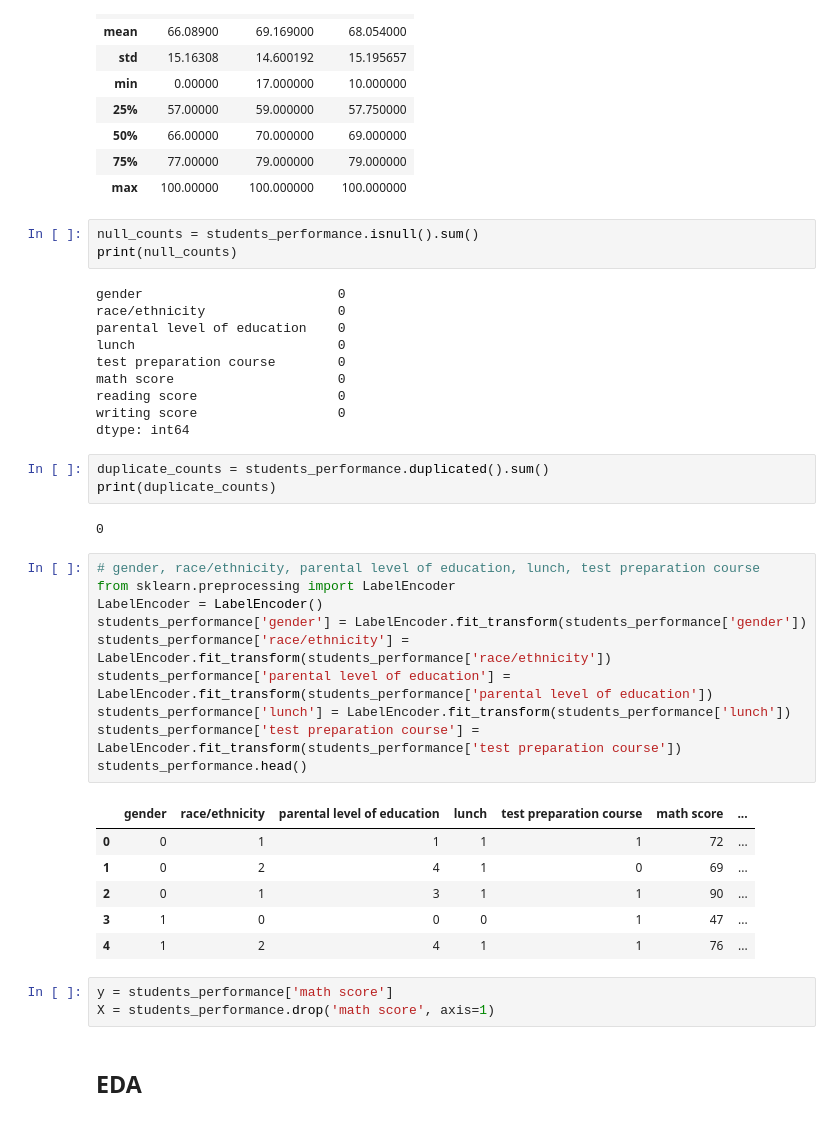
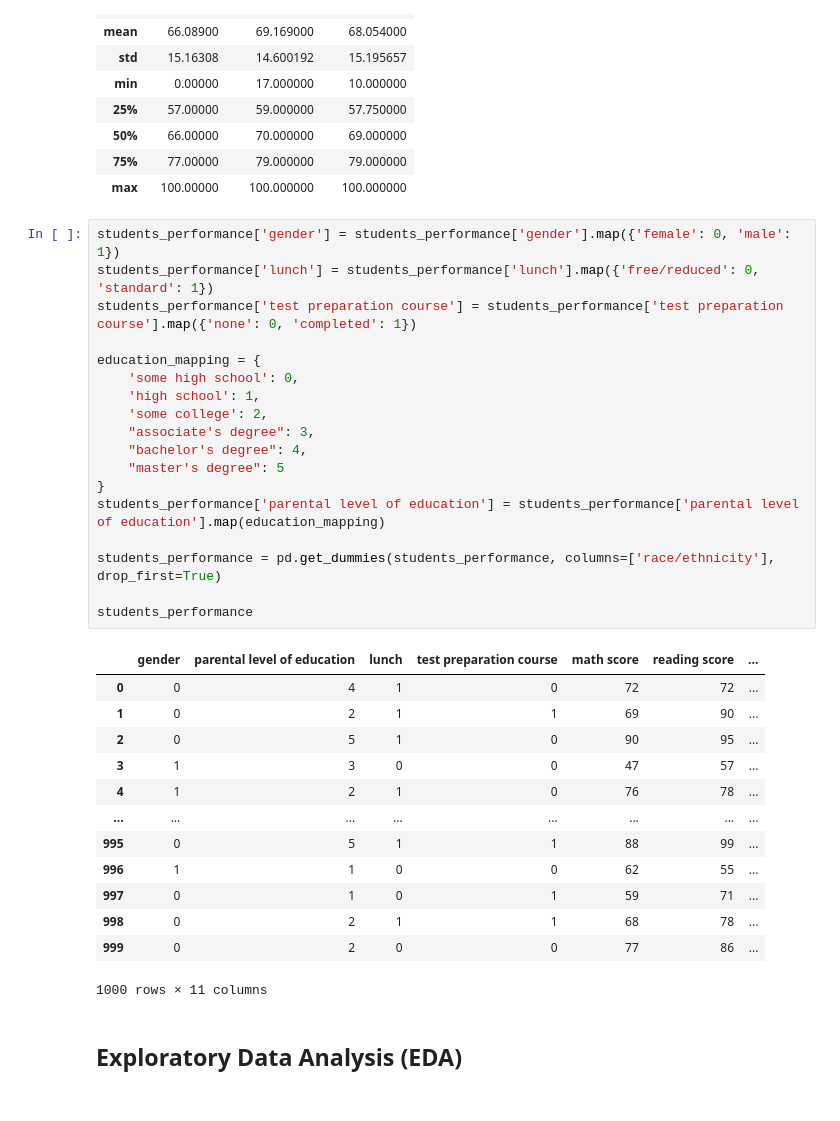
Before and after one commit to VaibhavNileshKumarDave/synent-task8-mlmodel-vaibhav-dave, a Jupyter notebook: notebooks/StudentsPerformance.ipynb, the cells around one changed output. Saved outputs shown, nothing was run; the diff lists cells and outputs as text.

```diff
--- a/notebooks/StudentsPerformance.ipynb
+++ b/notebooks/StudentsPerformance.ipynb
@@ -54,46 +65,40 @@ students_performance.describe()
 | 50% | 66.00000 | 70.000000 | 69.000000 |
 | 75% | 77.00000 | 79.000000 | 79.000000 |
 | max | 100.00000 | 100.000000 | 100.000000 |
-# %%
-null_counts = students_performance.isnull().sum()
-print(null_counts)
-# %% [output]
-gender                         0
-race/ethnicity                 0
-parental level of education    0
-lunch                          0
-test preparation course        0
-math score                     0
-reading score                  0
-writing score                  0
-dtype: int64
-# %%
-duplicate_counts = students_performance.duplicated().sum()
-print(duplicate_counts)
-# %% [output]
-0
 # %%
-# gender, race/ethnicity, parental level of education, lunch, test preparation course
-from sklearn.preprocessing import LabelEncoder
-LabelEncoder = LabelEncoder()
-students_performance['gender'] = LabelEncoder.fit_transform(students_performance['gender'])
-students_performance['race/ethnicity'] = LabelEncoder.fit_transform(students_performance['race/ethnicity'])
-students_performance['parental level of education'] = LabelEncoder.fit_transform(students_performance['parental level of education'])
-students_performance['lunch'] = LabelEncoder.fit_transform(students_performance['lunch'])
-students_performance['test preparation course'] = LabelEncoder.fit_transform(students_performance['test preparation course'])
-students_performance.head()
+students_performance['gender'] = students_performance['gender'].map({'female': 0, 'male': 1})
+students_performance['lunch'] = students_performance['lunch'].map({'free/reduced': 0, 'standard': 1})
+students_performance['test preparation course'] = students_performance['test preparation course'].map({'none': 0, 'completed': 1})
+
+education_mapping = {
+    'some high school': 0,
+    'high school': 1,
+    'some college': 2,
+    "associate's degree": 3,
+    "bachelor's degree": 4,
+    "master's degree": 5
+}
+students_performance['parental level of education'] = students_performance['parental level of education'].map(education_mapping)
+
+students_performance = pd.get_dummies(students_performance, columns=['race/ethnicity'], drop_first=True)
+
+students_performance
 # %% [output]
-|  | gender | race/ethnicity | parental level of education | lunch | test preparation course | math score | ... |
-| 0 | 0 | 1 | 1 | 1 | 1 | 72 | ... |
-| 1 | 0 | 2 | 4 | 1 | 0 | 69 | ... |
-| 2 | 0 | 1 | 3 | 1 | 1 | 90 | ... |
-| 3 | 1 | 0 | 0 | 0 | 1 | 47 | ... |
-| 4 | 1 | 2 | 4 | 1 | 1 | 76 | ... |
+|  | gender | parental level of education | lunch | test preparation course | math score | reading score | ... |
+| 0 | 0 | 4 | 1 | 0 | 72 | 72 | ... |
+| 1 | 0 | 2 | 1 | 1 | 69 | 90 | ... |
+| 2 | 0 | 5 | 1 | 0 | 90 | 95 | ... |
+| 3 | 1 | 3 | 0 | 0 | 47 | 57 | ... |
+| 4 | 1 | 2 | 1 | 0 | 76 | 78 | ... |
+| ... | ... | ... | ... | ... | ... | ... | ... |
+| 995 | 0 | 5 | 1 | 1 | 88 | 99 | ... |
+| 996 | 1 | 1 | 0 | 0 | 62 | 55 | ... |
+| 997 | 0 | 1 | 0 | 1 | 59 | 71 | ... |
+| 998 | 0 | 2 | 1 | 1 | 68 | 78 | ... |
+| 999 | 0 | 2 | 0 | 0 | 77 | 86 | ... |
+1000 rows × 11 columns
-# %%
-y = students_performance['math score']
-X = students_performance.drop('math score', axis=1)
 # %% [markdown]
-## EDA
+## Exploratory Data Analysis (EDA)
 # %%
 sns.histplot(students_performance['math score'], color='teal', kde=True)
 plt.title('Distribution of Math Scores')
```
Also changed, not shown: parts of 19 cells of this notebook.
